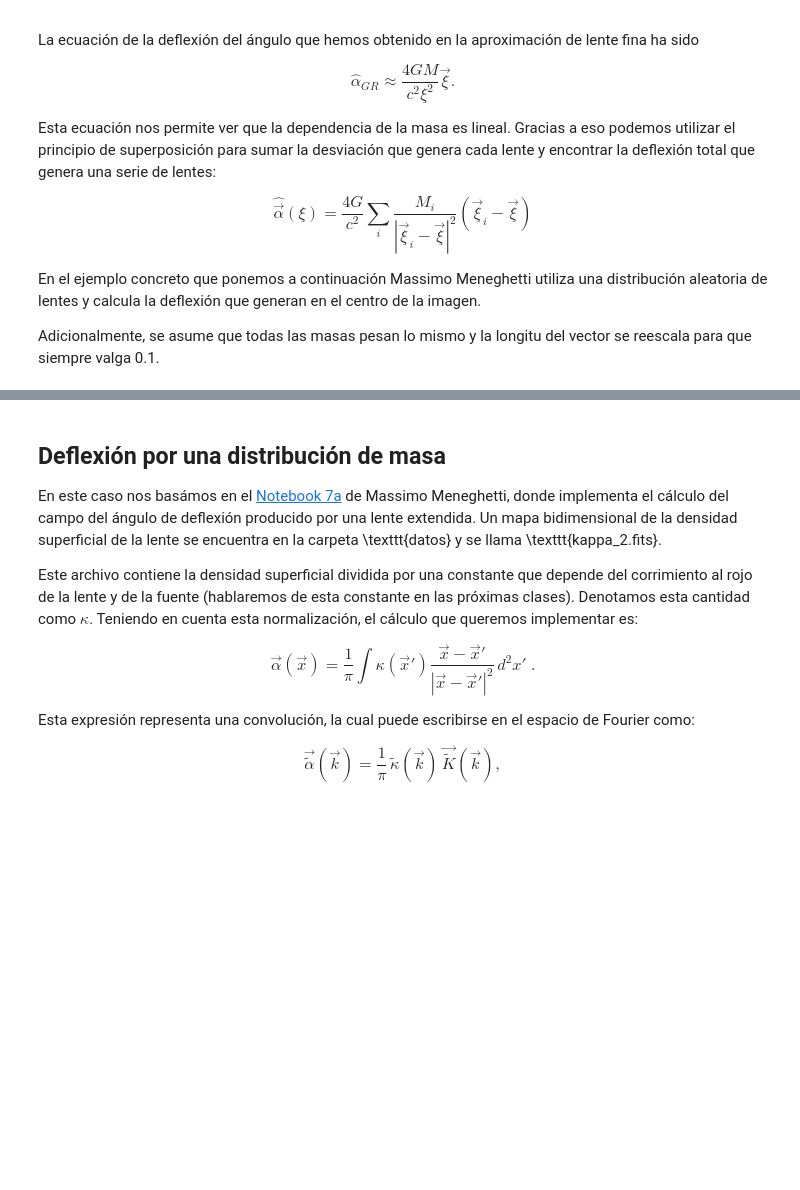
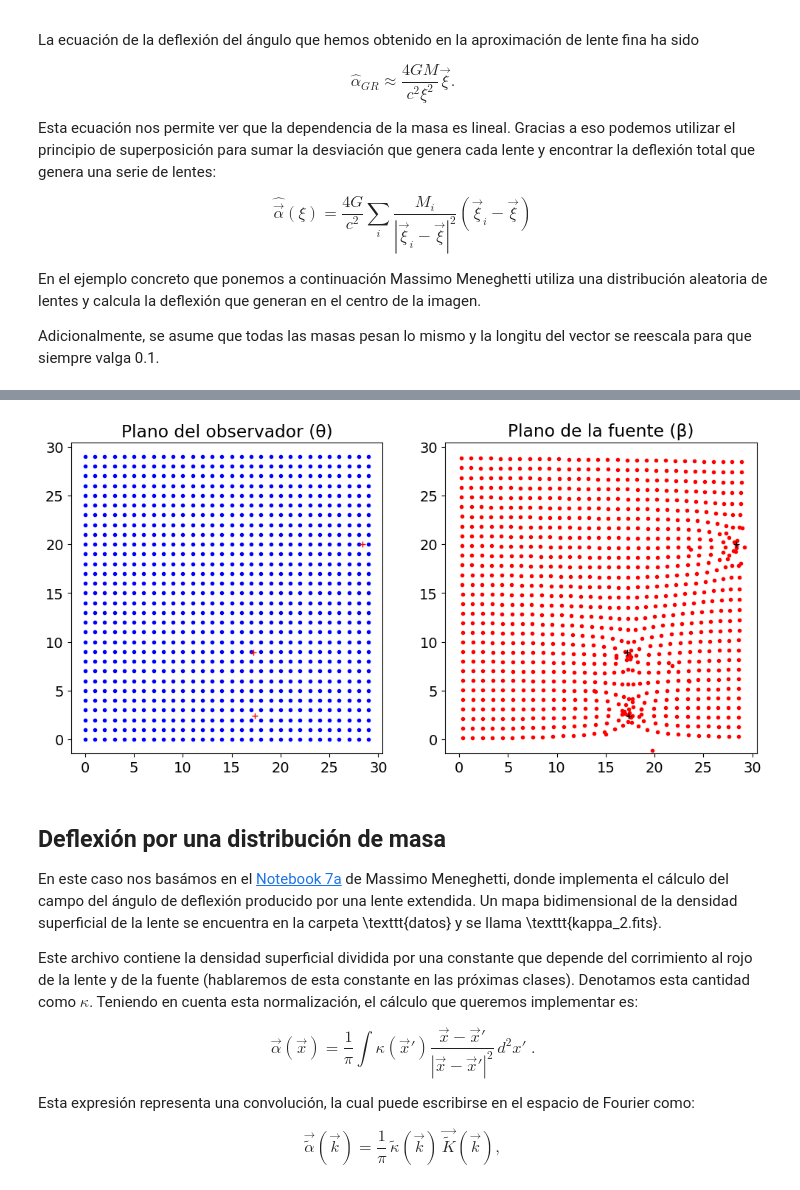
Before and after one commit to UnaiRazkin/El-fen-meno-de-lente-gravitacional-simulaci-n-para-un-agujero-negro, a Jupyter notebook: Notebooks/Massimo_Meneghetti/Lentes múltiples.ipynb, the cells around one changed output, grey strips where cells are left out. Cells and saved outputs as stored; diff of their text form; code cells hidden in the pictures; blank space fills up the shorter version.

```diff
--- a/Notebooks/Massimo_Meneghetti/Lentes múltiples.ipynb
+++ b/Notebooks/Massimo_Meneghetti/Lentes múltiples.ipynb
@@ -74,3 +76,94 @@ ax.yaxis.set_tick_params(labelsize=20)
+# %%
+import matplotlib.pyplot as plt
+import numpy as np
+import numpy.random as rn
+from astropy.constants import G, M_sun, c
+
+G_val=1
+c_val=1
+M_val=1
+
+# Número de píxeles en cada eje x/y
+npix = 30
+
+# Generamos una malla en unidades de \xi
+x1 = np.linspace(0.0, 1.0, npix) * (npix - 1)  #\vec x= (\vec \xi) / \xi_0
+x2 = np.linspace(0.0, 1.0, npix) * (npix - 1)
+x1, x2 = np.meshgrid(x1, x2)
+
+# Posiciones de los objetos lentificadores
+n = 3  # número de lentes
+x0_1 = []
+x0_2 = []
+m = []
+
+if n==1:
+    x0_1=[(npix-1)//2]
+    x0_2=[(npix-1)//2]
+    m=[2 * 1.e13]
+else:
+    for k in range(n):
+        x0_1.append(rn.random() * (npix - 1))
+        x0_2.append(rn.random() * (npix - 1))
+        m.append(2 * rn.random() * 1.e13)
+
+# Deflexión del ángulo (en 2D)
+
+alpha_x = np.zeros_like(x1)
+alpha_y = np.zeros_like(x2)
+eta_0 = 1.e14
+
+for i in range(n):
+    dx = x1 - x0_1[i]
+    dy = x2 - x0_2[i]
+    r2 = (dx**2 + dy**2) * eta_0
+
+    factor = 4.0 * G_val / c_val**2 * m[i]
+    alpha_x +=  4.0 * G_val / c_val**2 * m[i] * dx / r2
+    alpha_y +=  4.0 * G_val / c_val**2 * m[i] * dy / r2
+
+# Ecuación de la lente (y = x - D_{ls}*D_L/D_{s} /eta_0 α)
+
+D_ls = 20 * 1e14
+D_s  = 40 * 1e14
+d_L  = 20 * 1e14 # distancia a la lente en metros
+
+y1 = x1 - (D_ls * d_L / D_s / eta_0) * alpha_x
+y2 = x2 - (D_ls * d_L / D_s / eta_0) * alpha_y  #factor 1/1000 por D_{ls}/D_{s}
+
+# Plot de los resultados
+fig, (ax1, ax2) = plt.subplots(1, 2, figsize=(12, 6))
+
+# Límites para los gráficos
+buffer = 1.05
+y1_max = np.max(y1) * buffer
+y1_min = np.min(y1) / buffer
+y2_max = np.max(y2) * buffer
+y2_min = np.min(y2) / buffer
+
+x_max=(npix - 1) *1.05
+# malla original
+ax1.set_xlim(-0.05*(npix-1), x_max)
+ax1.set_ylim(-0.05*(npix-1), x_max)
+ax1.set_aspect('equal')
+ax1.plot(x1.flatten(), x2.flatten(), '.', color='blue', label='Píxeles observados')
+ax1.plot(x0_1, x0_2, '+', color='red', label='Lentes')
+ax1.set_title('Plano del observador (θ)')
+#ax1.legend()
+
+# malla desplazada
+ax2.set_xlim(-0.05*(npix-1), x_max)
+ax2.set_ylim(-0.05*(npix-1), x_max)
+ax2.set_aspect('equal')
+ax2.plot(y1.flatten(), y2.flatten(), '.', color='red', label='Posiciones aparentes')
+ax2.plot(x0_1, x0_2, '+', color='black', label='Lentes')
+ax2.set_title('Plano de la fuente (β)')
+#ax2.legend()
+
+#plt.tight_layout()
+plt.savefig(f"../../Multimedia/Massimo_Meneghetti/Ray-tracing básico con n={n} lentes.png")
+# %% [output]
+[figure, added]
 # %% [markdown]
 ## Deflexión por una distribución de masa
 
```
Also changed, not shown: parts of 3 cells of this notebook, 6 other files.
